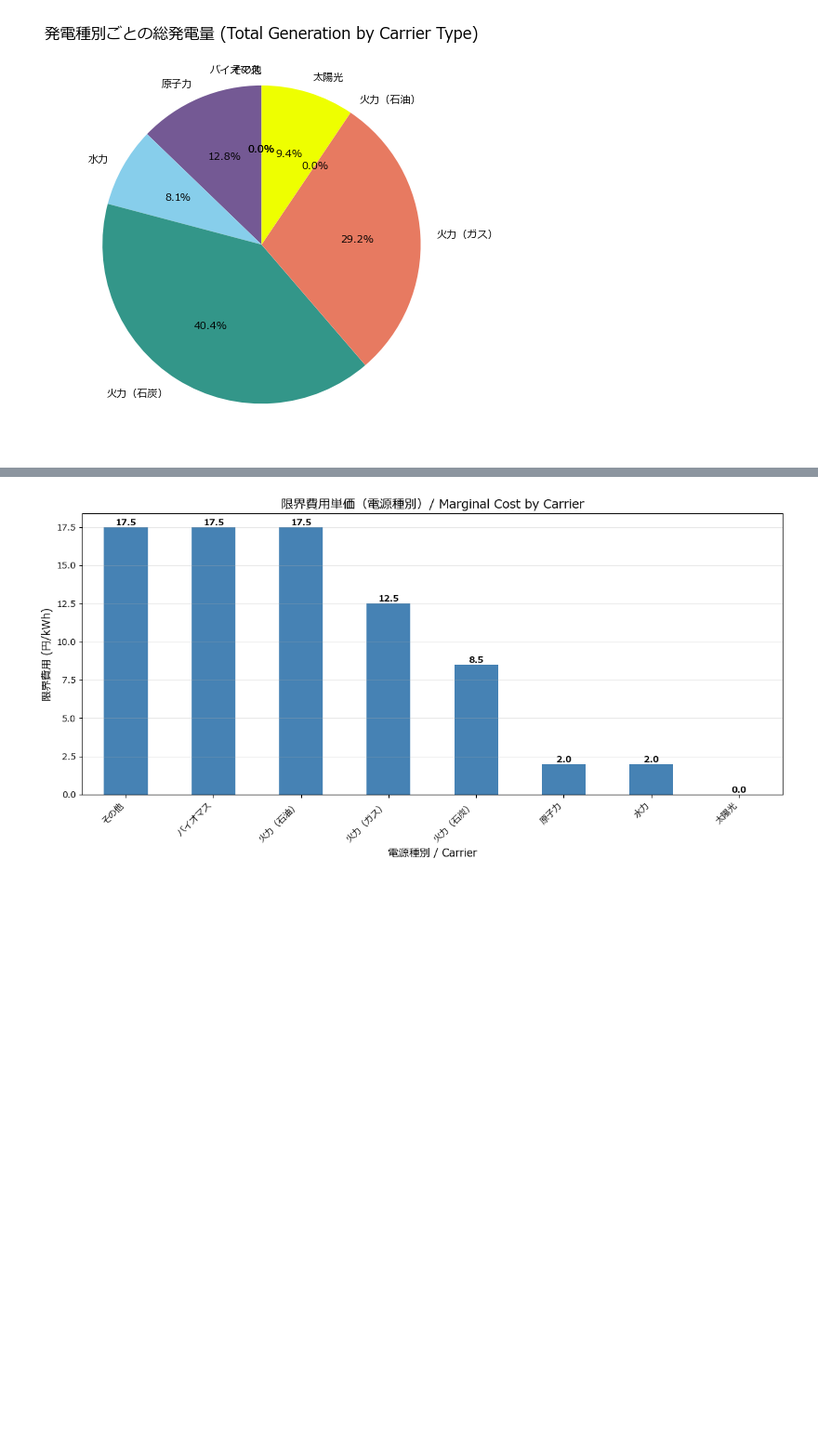
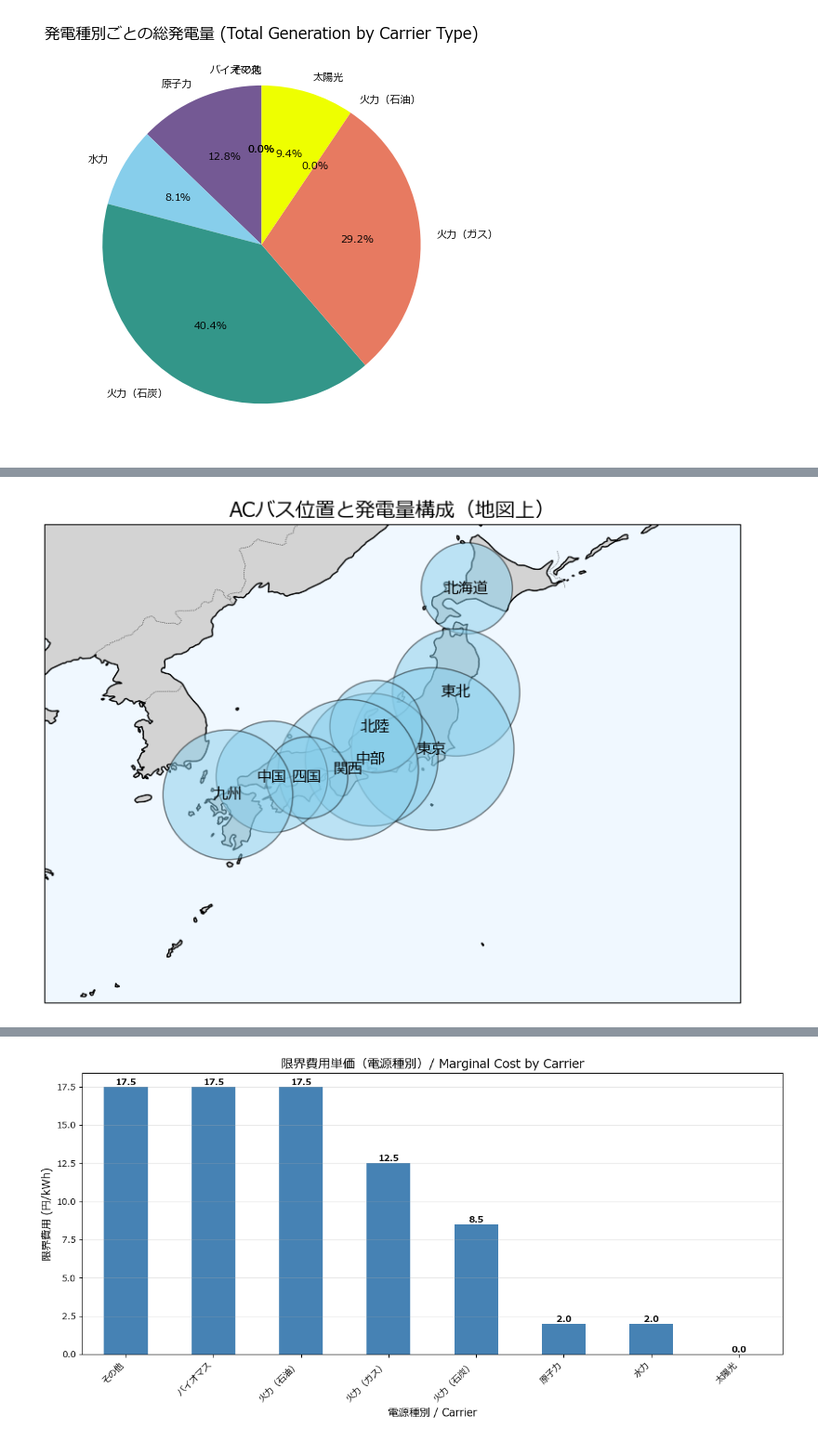
Before and after one commit to takashi-yanase/DemandSupplySimulation, a Jupyter notebook: 01 data_exploration.ipynb, the cells around one changed output, grey strips where cells are left out. Shown at 93% size. Cells and saved outputs as stored; diff of their text form; code cells hidden in the pictures; blank space fills up the shorter version.

```diff
--- a/01 data_exploration.ipynb
+++ b/01 data_exploration.ipynb
@@ -46,0 +90,42 @@ analyze_results.plot_generation_by_bus(network)
+# %%
+import matplotlib.pyplot as plt
+import cartopy.crs as ccrs
+import cartopy.feature as cfeature
+
+# ACバスのみ抽出
+ac_buses = network.buses[network.buses['carrier'] == 'AC']
+
+# バス名リスト
+bus_names = ac_buses.index.tolist()
+
+# バスの座標（経度・緯度）
+bus_x = ac_buses['x']
+bus_y = ac_buses['y']
+
+# バスごとの発電量（TWh）を取得
+gen_by_bus = df_bus_costs['総発電量 (TWh)']
+
+# 円グラフのサイズを発電量に比例させる（例: TWhの平方根×定数）
+sizes = gen_by_bus.loc[bus_names].apply(lambda v: max(300, v**0.5 * 1000))
+
+fig = plt.figure(figsize=(10, 10))
+ax = plt.axes(projection=ccrs.PlateCarree())
+ax.set_extent([122, 154, 24, 46], crs=ccrs.PlateCarree())  # 日本全域
+
+# 日本の地形・海岸線
+ax.add_feature(cfeature.LAND, zorder=0, edgecolor='black', facecolor='lightgray')
+ax.add_feature(cfeature.COASTLINE, linewidth=0.5)
+ax.add_feature(cfeature.BORDERS, linestyle=':', linewidth=0.5)
+ax.add_feature(cfeature.OCEAN, facecolor='aliceblue')
+
+# バスを地図上に描画
+for bus in bus_names:
+    x = bus_x[bus]
+    y = bus_y[bus]
+    ax.scatter(x, y, s=sizes[bus], color='skyblue', alpha=0.5, edgecolor='k', zorder=2, transform=ccrs.PlateCarree())
+    ax.text(x, y, bus, fontsize=12, ha='center', va='center', zorder=3, transform=ccrs.PlateCarree())
+
+ax.set_title('ACバス位置と発電量構成（地図上）', fontsize=16)
+plt.show()
+# %% [output]
+[figure, added]
```
Also changed, not shown: parts of 5 cells of this notebook, 3 other files.
